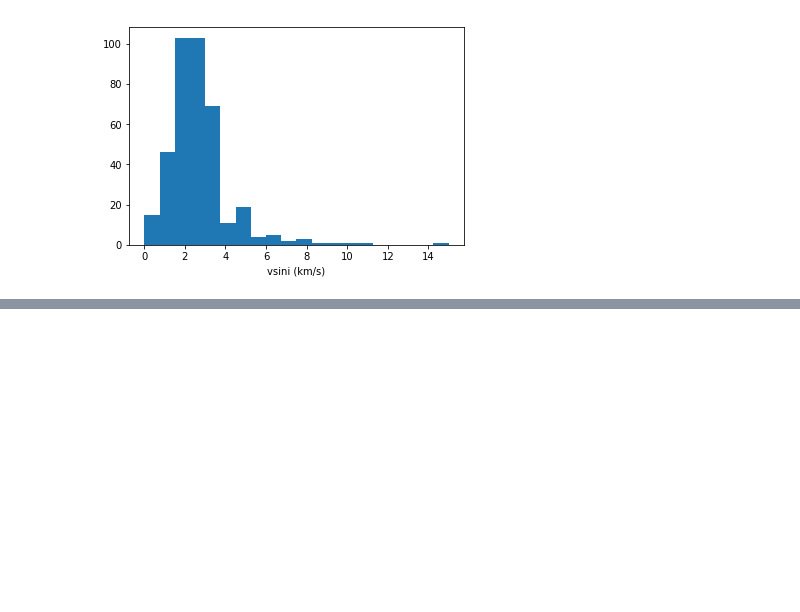
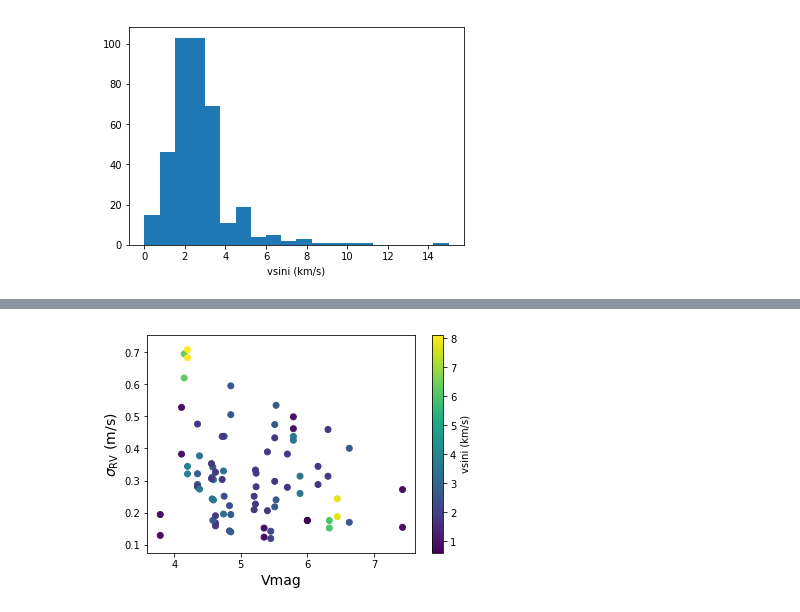
Before and after one commit to megbedell/thethethe, a Jupyter notebook: rv-info-content.ipynb, the cells around one changed output, grey strips where cells are left out. Saved outputs shown, nothing was run; the diff lists cells and outputs as text; code cells hidden in the pictures; blank space fills up the shorter version.

```diff
--- a/rv-info-content.ipynb
+++ b/rv-info-content.ipynb
@@ -125,0 +110,7 @@ plt.colorbar(label='Vmag');
+# %%
+plt.scatter(vmags, err_rvs, c=vsinis)
+plt.ylabel(r'$\sigma_{\mathrm{RV}}$ (m/s)', fontsize=14)
+plt.xlabel('Vmag', fontsize=14)
+plt.colorbar(label='vsini (km/s)');
+# %% [output]
+[figure, added]
```
Also changed, not shown: parts of 11 cells of this notebook, 1 other file.
